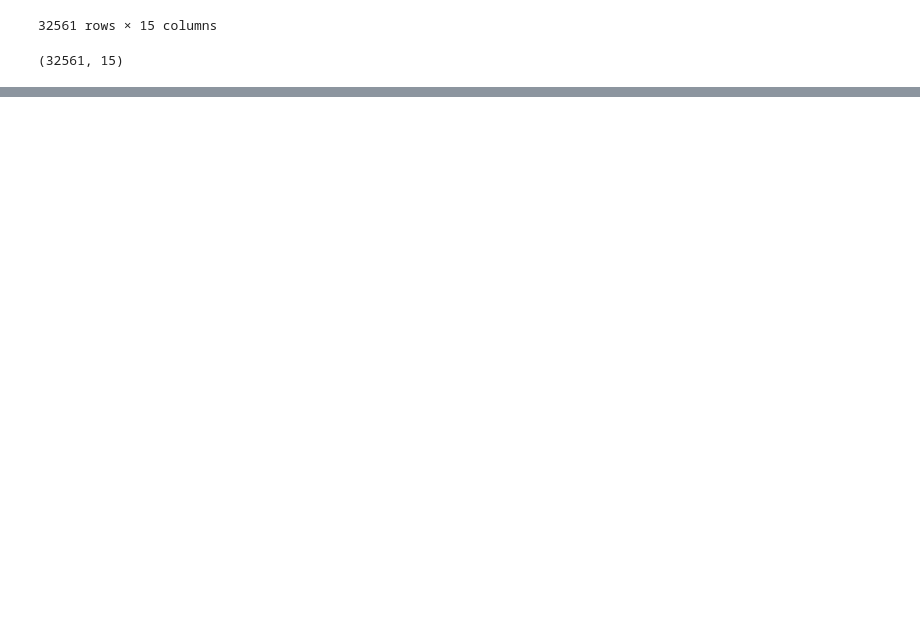
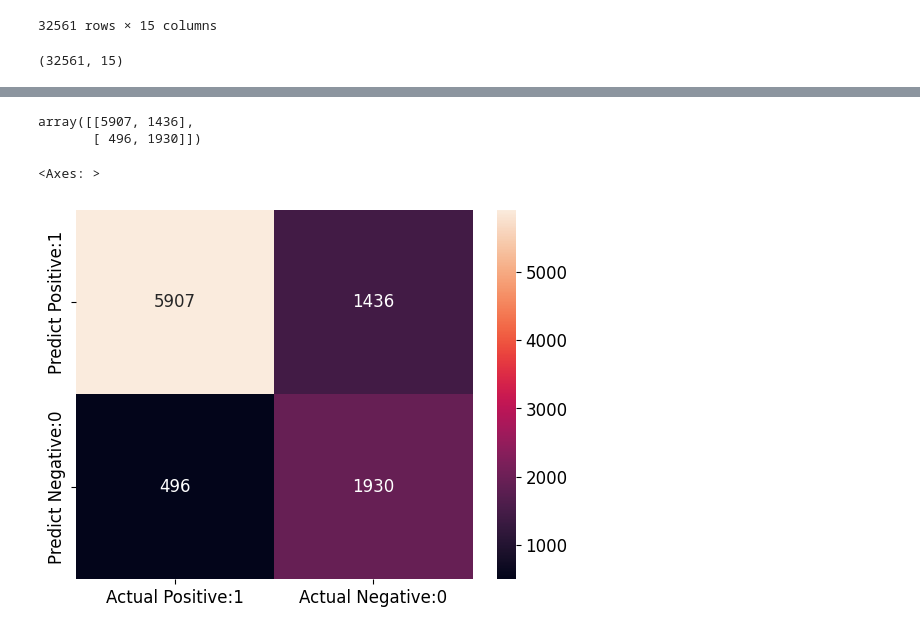
Before and after one commit to kanchan88/machine-learning-foundation-training, a Jupyter notebook: ML4_naive_bayes.ipynb, the cells around one changed output, grey strips where cells are left out. Saved outputs shown, nothing was run; the diff lists cells and outputs as text; code cells hidden in the pictures; blank space fills up the shorter version.

Commit message:
naive bayes

```diff
--- a/ML4_naive_bayes.ipynb
+++ b/ML4_naive_bayes.ipynb
@@ -31,0 +452,12 @@ col_names = ['age', 'workclass', 'fnlwgt', 'education', 'education_num', 'marita
+# %%
+X_train = pd.DataFrame(X_train, columns=[cat_feature_names])
+X_test = pd.DataFrame(X_test, columns=[cat_feature_names])
+# %%
+## Model
+from sklearn.naive_bayes import GaussianNB
+
+# instantiate the model
+gnb = GaussianNB()
+
+# fit the model
+gnb.fit(X_train, y_train)
@@ -31,0 +466,3 @@ col_names = ['age', 'workclass', 'fnlwgt', 'education', 'education_num', 'marita
+# %%
+y_pred = gnb.predict(X_test)
+y_pred
@@ -31,0 +512,21 @@ col_names = ['age', 'workclass', 'fnlwgt', 'education', 'education_num', 'marita
+# %%
+### Confusion Matrix
+from sklearn.metrics import confusion_matrix
+
+cm = confusion_matrix(y_test, y_pred)
+
+cm
+# %% [output]
+array([[5907, 1436],
+       [ 496, 1930]])
+# %%
+## Visualize
+
+
+cm_matrix = pd.DataFrame(data=cm, columns=['Actual Positive:1', 'Actual Negative:0'],
+                                 index=['Predict Positive:1', 'Predict Negative:0'])
+
+sns.heatmap(cm_matrix, annot=True, fmt='d')
+# %% [output]
+<Axes: >
+[figure, added]
```
Also changed, not shown: parts of 58 cells of this notebook, 1 other file.
